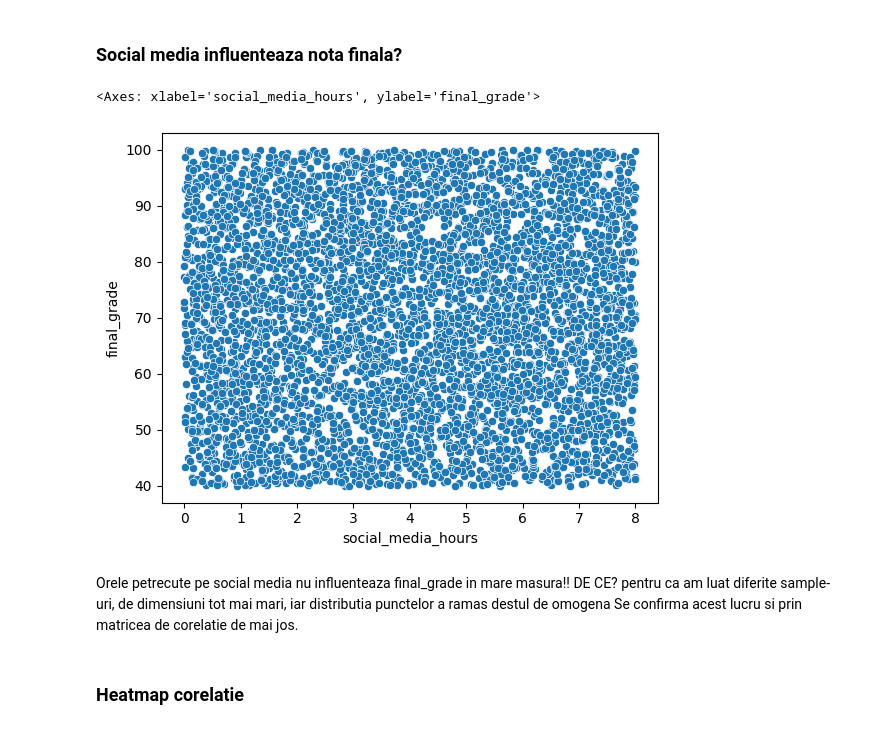
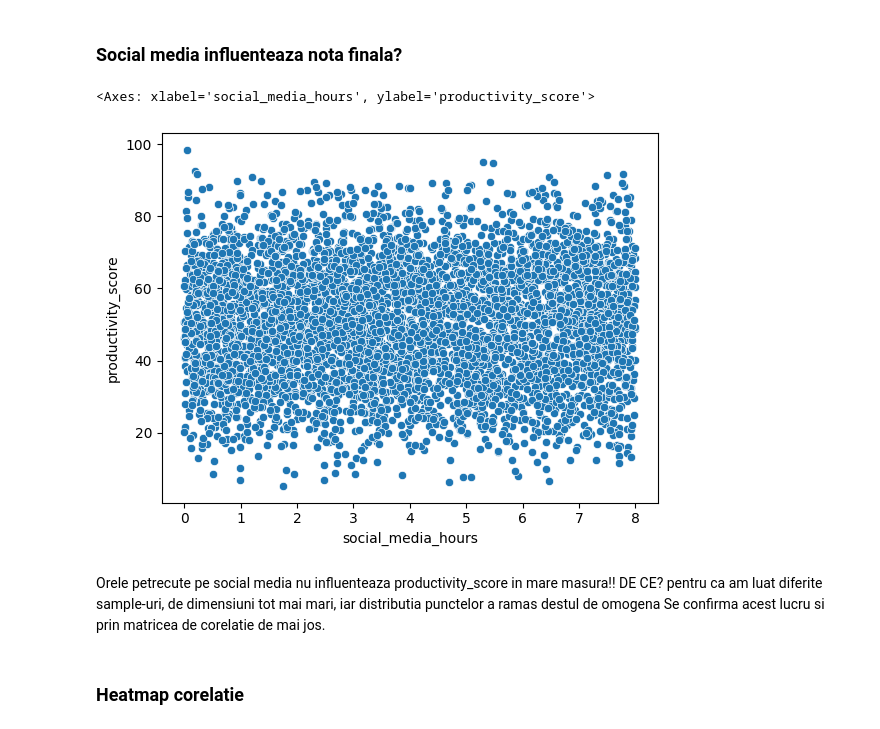
Before and after one commit to tbno9/Sisteme_Inteligente_proiect, a Jupyter notebook: ml_prezicere.ipynb, the cells around one changed output. Drawn from its saved outputs; the diff is of its cells as text; code cells hidden in the pictures.

```diff
--- a/ml_prezicere.ipynb
+++ b/ml_prezicere.ipynb
@@ -98,16 +98,16 @@ plt.show()
 # %%
 df_sample = df.sample(5000)
 
 sns.scatterplot(
     x='social_media_hours',
-    y='final_grade',
+    y='productivity_score',
     data=df_sample,
 )
 # %% [output]
-<Axes: xlabel='social_media_hours', ylabel='final_grade'>
+<Axes: xlabel='social_media_hours', ylabel='productivity_score'>
-[figure, old version]
+[figure, new version]
 # %% [markdown]
-Orele petrecute pe social media nu influenteaza final_grade in mare masura!!
+Orele petrecute pe social media nu influenteaza productivity_score in mare masura!!
 DE CE? pentru ca am luat diferite sample-uri, de dimensiuni tot mai mari, iar distributia punctelor a ramas destul de omogena
 Se confirma acest lucru si prin matricea de corelatie de mai jos.
 # %% [markdown]
```
Also changed, not shown: parts of 7 cells of this notebook.
